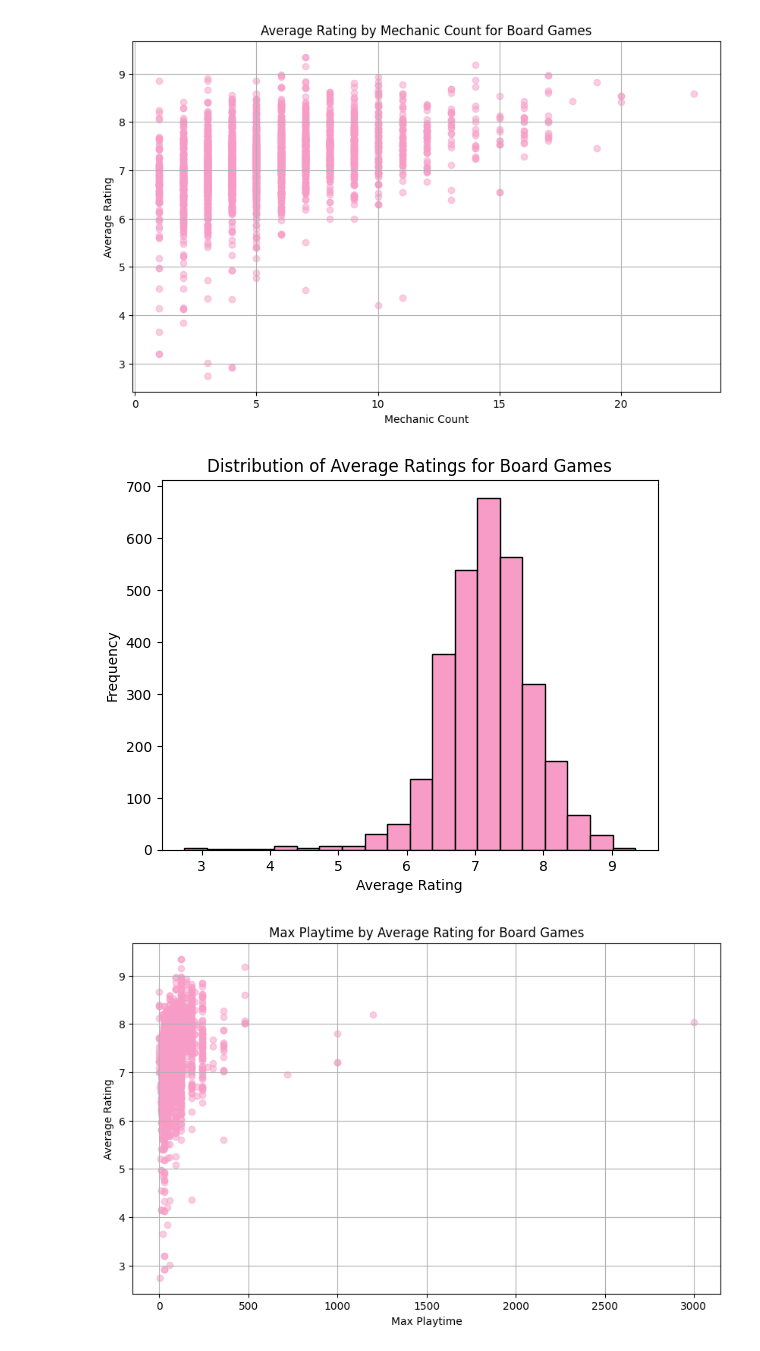
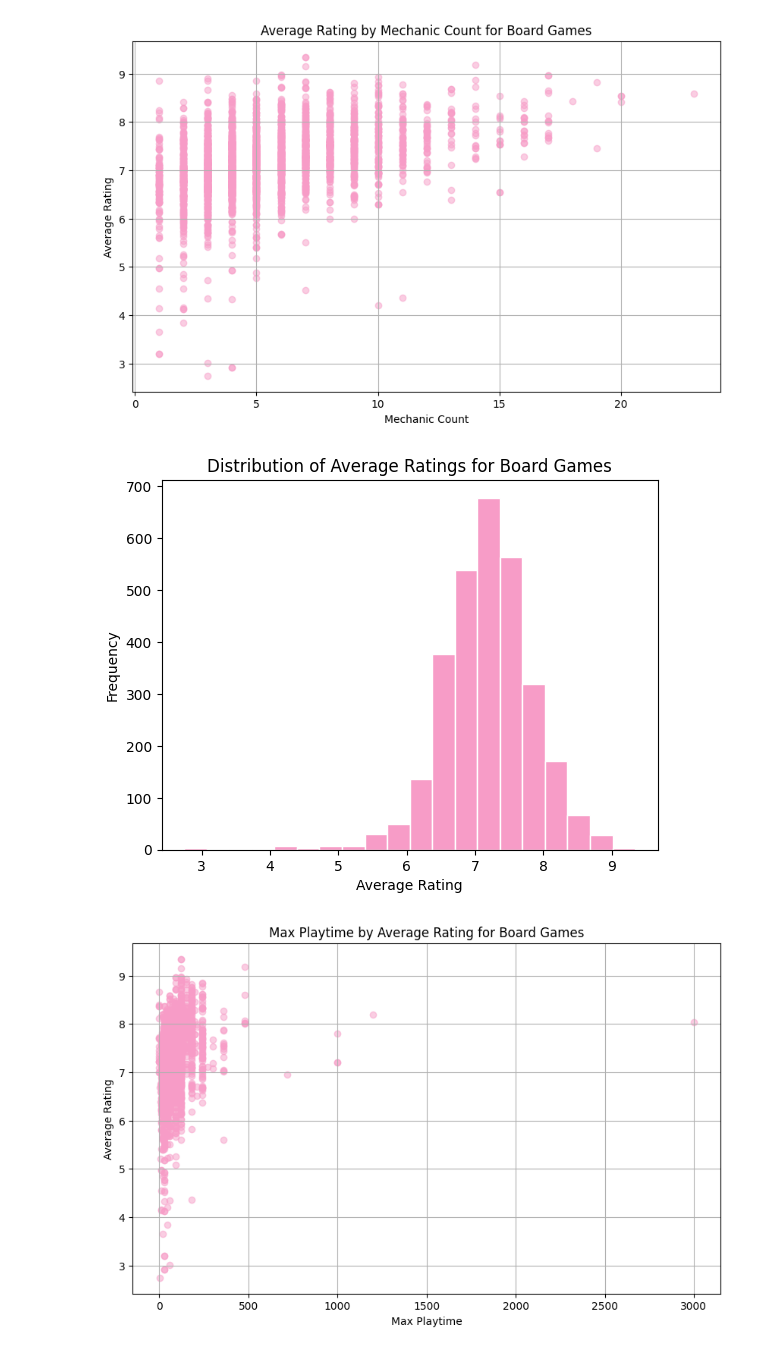
Before and after one commit to KenzieHensel/Project, a Jupyter notebook: Module_1/EDA.ipynb, the cells around one changed output. Saved outputs shown, nothing was run; the diff lists cells and outputs as text; code cells hidden in the pictures.

```diff
--- a/Module_1/EDA.ipynb
+++ b/Module_1/EDA.ipynb
@@ -232,26 +232,26 @@ plt.show()
 # %%
 #creating a vizuaizaation for ratings
 import matplotlib.pyplot as plt
 import pandas as pd
 
 #loading the data
 df = pd.read_csv('game_details_copy.csv')
 
 #plotting a histogram of the average ratings
-plt.hist(df['average_rating'], bins=20, color='#f79cc7', edgecolor='black')
+plt.hist(df['average_rating'], bins=20, color='#f79cc7', edgecolor='white')
 
 #adding labels and title
 plt.xlabel('Average Rating')
 plt.ylabel('Frequency')
 plt.title('Distribution of Average Ratings for Board Games')
 #save the plot as a PNG file
 plt.savefig('average_rating_histogram.png')
 
 #display the plot
 
 plt.show()
 # %% [output]
-[figure, old version]
+[figure, new version]
 # %%
 #creatng a visual for play time by average rating
 import matplotlib.pyplot as plt
```
Also changed, not shown: parts of 3 cells of this notebook.
